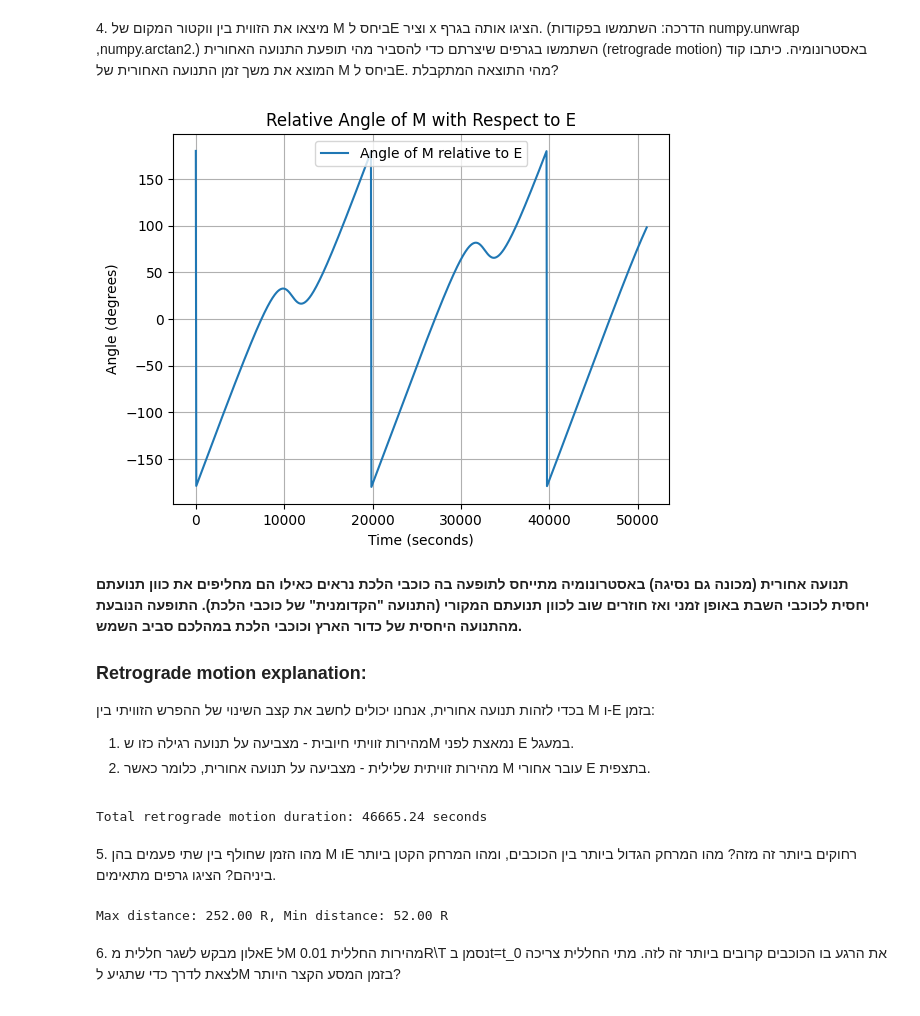
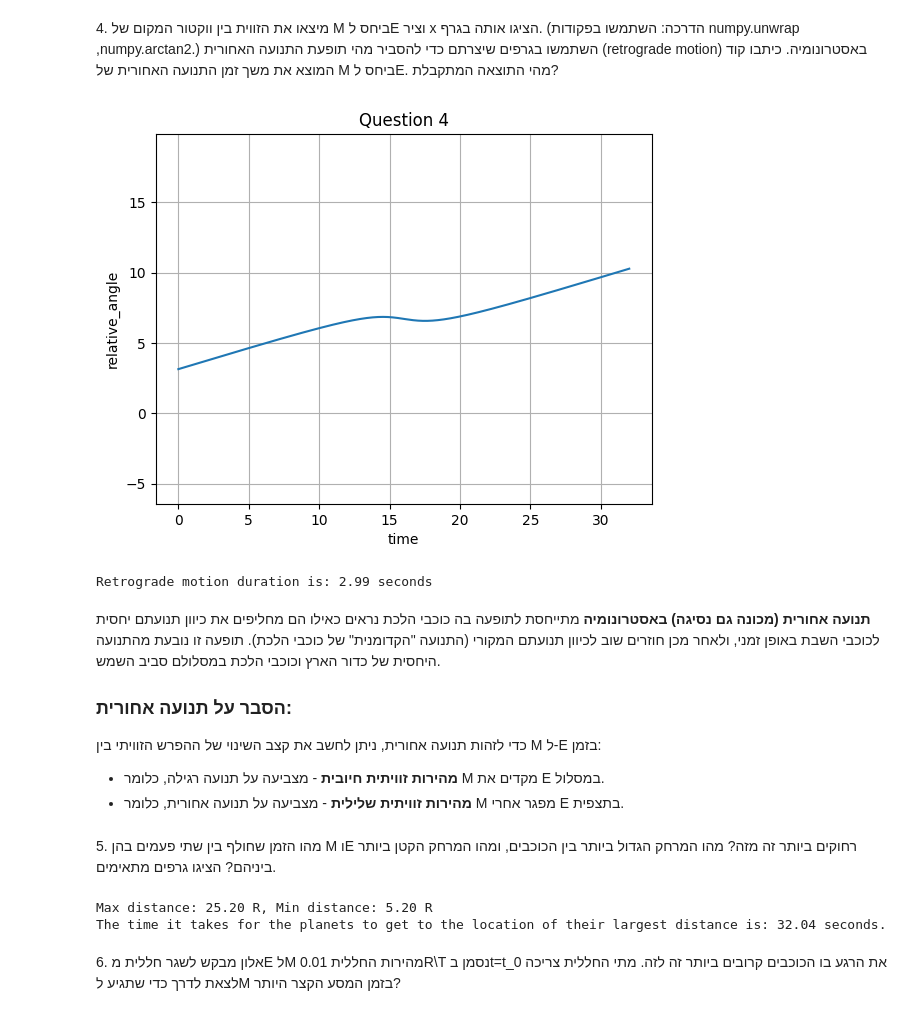
Before and after one commit to KoganTheDev/Physics_1, a Jupyter notebook: HWs/HW1_207840042_314700428.ipynb, the cells around one changed output. Saved outputs shown, nothing was run; the diff lists cells and outputs as text; code cells hidden in the pictures.

```diff
--- a/HWs/HW1_207840042_314700428.ipynb
+++ b/HWs/HW1_207840042_314700428.ipynb
@@ -103,50 +89,54 @@ plt.show()
 # %% [markdown]
 <p dir="rtl">4. מיצאו את הזווית בין ווקטור המקום של M ביחס לE וציר x הציגו אותה בגרף. (הדרכה: השתמשו בפקודות numpy.unwrap ,numpy.arctan2.) השתמשו בגרפים שיצרתם כדי להסביר מהי תופעת התנועה האחורית (retrograde motion) באסטרונומיה. כיתבו קוד המוצא את משך זמן התנועה האחורית של M ביחס לE. מהי התוצאה המתקבלת?</p>
-# %%
-# Question 4
-relative_x = M_x_position - E_x_position
-relative_y = M_y_position - E_y_position
-angle_relative = np.arctan2(relative_y, relative_x)
-
-plt.figure()
-plt.plot(t * period_time_E, np.degrees(angle_relative), label='Angle of M relative to E')
-plt.xlabel("Time (seconds)")
-plt.ylabel("Angle (degrees)")
-plt.title("Relative Angle of M with Respect to E")
-plt.legend()
-plt.grid()
-plt.show()
-# %% [output]
-[figure, removed]
+# %%
+# Question 4
+relative_angle = np.unwrap(np.arctan2(M_y_position - E_y_position, M_x_position - E_x_position))
+plt.plot(t_new,relative_angle)
+plt.title("Question 4")
+plt.xlabel('time')
+plt.ylabel('relative_angle')
+plt.axis('equal')
+plt.grid(True)
+plt.show()
+
+# Get the duration of the retrograde motion.
+result = np.gradient(relative_angle)/dt
+zero_cross = np.where(np.diff(np.sign(result)))[0]
+retrograde_motion_time = t_new[zero_cross[1]] - t_new[zero_cross[0]]
+print(f"Retrograde motion duration is: {retrograde_motion_time:.2f} seconds")
+# %% [output]
+[figure, added]
+Retrograde motion duration is: 2.99 seconds
 # %% [markdown]
-<p dir ="rtl">
-<strong>תנועה אחורית (מכונה גם נסיגה) באסטרונומיה מתייחס לתופעה בה כוכבי הלכת נראים כאילו הם מחליפים את כוון תנועתם יחסית לכוכבי השבת באופן זמני ואז חוזרים שוב לכוון תנועתם המקורי (התנועה "הקדומנית" של כוכבי הלכת). התופעה הנובעת מהתנועה היחסית של כדור הארץ וכוכבי הלכת במהלכם סביב השמש.</strong>
-<p>
+<p dir="rtl">
+<strong>תנועה אחורית (מכונה גם נסיגה) באסטרונומיה</strong> מתייחסת לתופעה בה כוכבי הלכת נראים כאילו הם מחליפים את כיוון תנועתם יחסית לכוכבי השבת באופן זמני, ולאחר מכן חוזרים שוב לכיוון תנועתם המקורי (התנועה "הקדומנית" של כוכבי הלכת). תופעה זו נובעת מהתנועה היחסית של כדור הארץ וכוכבי הלכת במסלולם סביב השמש.
+</p>
 
-### Retrograde motion explanation:
-<p dir ="rtl">
-בכדי לזהות תנועה אחורית, אנחנו יכולים לחשב את קצב השינוי של ההפרש הזוויתי בין M ו-E בזמן:
+<h3 dir="rtl">הסבר על תנועה אחורית:</h3>
+<p dir="rtl">
+כדי לזהות תנועה אחורית, ניתן לחשב את קצב השינוי של ההפרש הזוויתי בין M ל-E בזמן:
+</p>
 
-1. מהירות זוויתי חיובית - מצביעה על תנועה רגילה כזו שM נמאצת לפני E במעגל.
-2. מהירות זוויתית שלילית - מצביעה על תנועה אחורית, כלומר כאשר M עובר אחורי E בתצפית.
-<p>
+<ul dir="rtl">
+<li><strong>מהירות זוויתית חיובית</strong> - מצביעה על תנועה רגילה, כלומר M מקדים את E במסלול.</li>
+<li><strong>מהירות זוויתית שלילית</strong> - מצביעה על תנועה אחורית, כלומר M מפגר אחרי E בתצפית.</li>
+</ul>
-# %%
-angular_velocity = np.gradient(angle_relative, t * period_time_E)
-retrograde_periods = np.where(angular_velocity > 0)[0]
-retrograde_time = len(retrograde_periods) * (t[1] - t[0]) * period_time_E
-print(f"Total retrograde motion duration: {retrograde_time:.2f} seconds")
-# %% [output]
-Total retrograde motion duration: 46665.24 seconds
 # %% [markdown]
 <p dir="rtl">5. מהו הזמן שחולף בין שתי פעמים בהן M וE רחוקים ביותר זה מזה? מהו המרחק הגדול ביותר בין הכוכבים, ומהו המרחק הקטן ביותר ביניהם? הציגו גרפים מתאימים.</p>
 # %%
 # Question 5
+relative_x = E_x_position - M_x_position
+relative_y = E_y_position - M_y_position
+
 relative_distance = np.sqrt(relative_x**2 + relative_y**2)
 max_distance = np.max(relative_distance)
 min_distance = np.min(relative_distance)
-print(f"Max distance: {max_distance:.2f} R, Min distance: {min_distance:.2f} R")
+
+print(f"Max distance: {max_distance:.2f} R, Min distance: {min_distance:.2f} R" +
+    f"\nThe time it takes for the planets to get to the location of their largest distance is: {T3:.2f} seconds." )
 # %% [output]
-Max distance: 252.00 R, Min distance: 52.00 R
+Max distance: 25.20 R, Min distance: 5.20 R
+The time it takes for the planets to get to the location of their largest distance is: 32.04 seconds.
 # %% [markdown]
 <p dir="rtl">6. אלון מבקש לשגר חללית מE לM מהירות החללית 0.01R\T נסמן בt=t_0 את הרגע בו הכוכבים קרובים ביותר זה לזה. מתי החללית צריכה לצאת לדרך כדי שתגיע לM בזמן המסע הקצר היותר?</p>
 # %%
```
Also changed, not shown: parts of 6 cells of this notebook.
